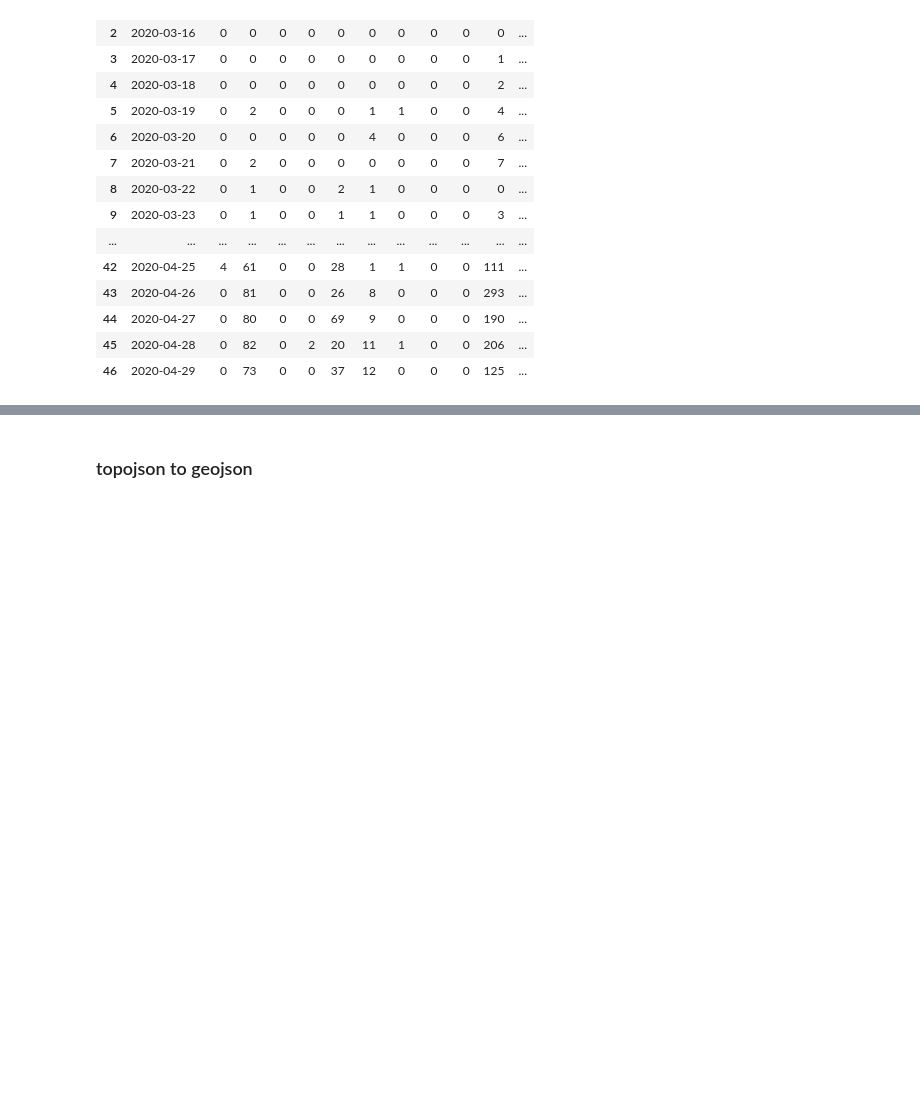
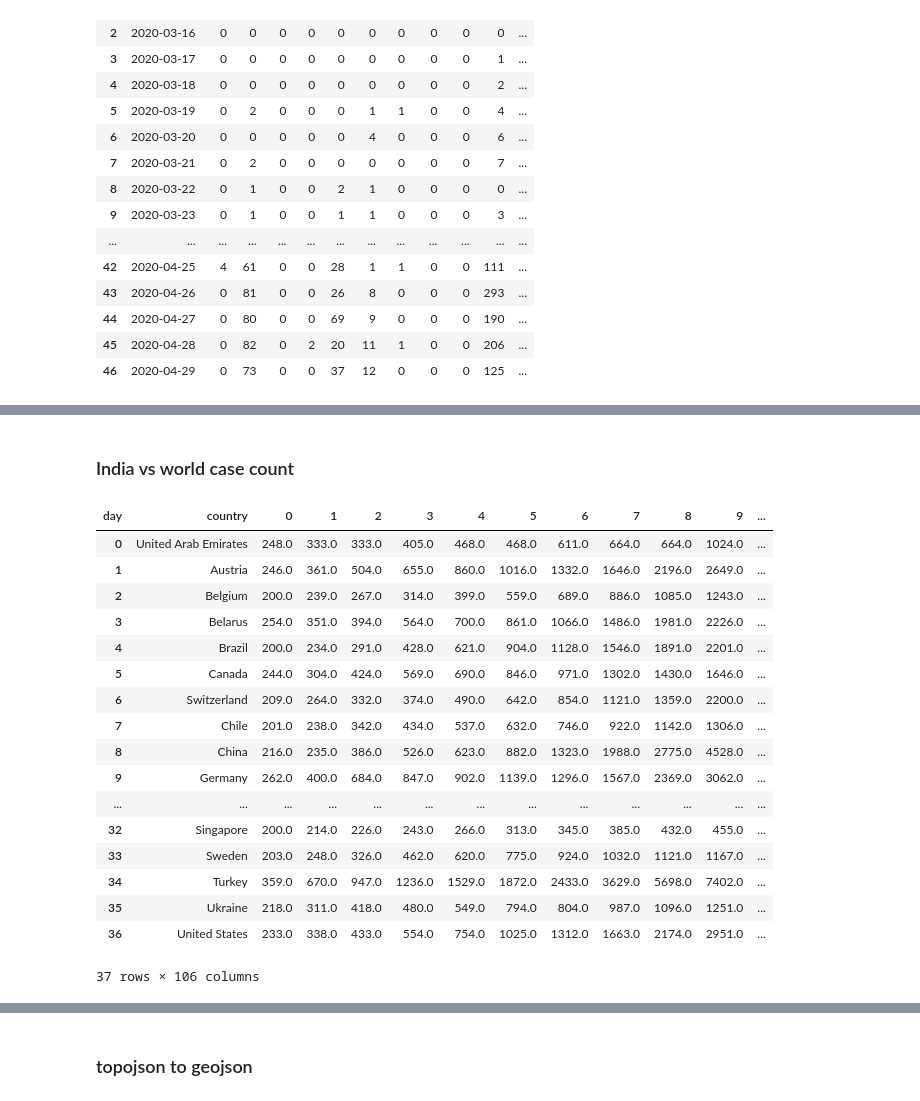
Before and after one commit to deepak-karkala/articles, a Jupyter notebook: covid19/notebooks/part2.ipynb, the cells around one changed output, grey strips where cells are left out. Cells and saved outputs as stored; diff of their text form; code cells hidden in the pictures; blank space fills up the shorter version.

Commit message:
Covid19 project update

```diff
--- a/covid19/notebooks/part2.ipynb
+++ b/covid19/notebooks/part2.ipynb
@@ -674,11 +674,3 @@ df
 | 44 | 2020-04-27 | 0 | 80 | 0 | 0 | 69 | 9 | 0 | 0 | 0 | 190 | ... |
 | 45 | 2020-04-28 | 0 | 82 | 0 | 2 | 20 | 11 | 1 | 0 | 0 | 206 | ... |
 | 46 | 2020-04-29 | 0 | 73 | 0 | 0 | 37 | 12 | 0 | 0 | 0 | 125 | ... |
-# %%
-dfsc = pd.read_csv("../data/extracted_data_api/state_codes.csv")
-state_code_name_mapping = {}
-for i in range(len(dfsc)):
-    state_code = dfsc.iloc[i]["state_code"]
-    state = dfsc.iloc[i]["state"]
-    state_code_name_mapping[state_code] = state
-state_code_name_mapping
@@ -702,0 +677,62 @@ state_code_name_mapping
+# %% [markdown]
+### India vs world case count
+# %%
+country_case_count_thresh = 10000
+start_counting_from_case = 200
+df = pd.read_csv("../data/owid/02052020/owid-covid-data.csv")[["location", "date", "total_cases"]]
+df = df[df["location"] != "World"]
+df = df[df["location"] != "International"]
+df = df.groupby("location").filter(lambda x: x.tail(1)["total_cases"]>country_case_count_thresh)
+df = df[df["total_cases"] >= start_counting_from_case]
+# %%
+dfca = pd.DataFrame()
+country_list = df["location"].unique()
+for i in range(len(country_list)):
+    country_name = country_list[i]
+
+    dfc = df[df["location"]==country_name].copy()
+    dfc.reset_index(inplace=True)
+    del dfc["index"]
+    dfc.reset_index(inplace=True)
+    dfc.rename(columns={"index":"day", "total_cases":country_name}, inplace=True)
+    del dfc["date"], dfc["location"]
+    dfc["day"] = np.round(dfc["day"]) #.astype(int)
+    dfc
+
+    if i==0:
+        dfca = dfc.copy()
+    else:
+        dfca = dfca.set_index("day").join(dfc.set_index("day"), how="outer").reset_index()
+        dfca["day"] = np.round(dfca["day"]) #.astype(int)
+dfca = dfca.transpose()
+new_header = dfca.iloc[0]
+dfca = dfca[1:]
+dfca.columns = new_header
+dfca.reset_index(inplace=True)
+dfca.rename(columns={"index":"country"}, inplace=True)
+idx = 0
+for col in dfca.columns:
+    if col!="country":
+        dfca.rename(columns={col:int(idx)}, inplace=True)
+        idx+=1
+dfca.to_csv("../data/extracted_data_api/code_data/country_case_count.csv", index=False)
+dfca
+# %% [output]
+| day | country | 0 | 1 | 2 | 3 | 4 | 5 | 6 | 7 | 8 | 9 | ... |
+| 0 | United Arab Emirates | 248.0 | 333.0 | 333.0 | 405.0 | 468.0 | 468.0 | 611.0 | 664.0 | 664.0 | 1024.0 | ... |
+| 1 | Austria | 246.0 | 361.0 | 504.0 | 655.0 | 860.0 | 1016.0 | 1332.0 | 1646.0 | 2196.0 | 2649.0 | ... |
+| 2 | Belgium | 200.0 | 239.0 | 267.0 | 314.0 | 399.0 | 559.0 | 689.0 | 886.0 | 1085.0 | 1243.0 | ... |
+| 3 | Belarus | 254.0 | 351.0 | 394.0 | 564.0 | 700.0 | 861.0 | 1066.0 | 1486.0 | 1981.0 | 2226.0 | ... |
+| 4 | Brazil | 200.0 | 234.0 | 291.0 | 428.0 | 621.0 | 904.0 | 1128.0 | 1546.0 | 1891.0 | 2201.0 | ... |
+| 5 | Canada | 244.0 | 304.0 | 424.0 | 569.0 | 690.0 | 846.0 | 971.0 | 1302.0 | 1430.0 | 1646.0 | ... |
+| 6 | Switzerland | 209.0 | 264.0 | 332.0 | 374.0 | 490.0 | 642.0 | 854.0 | 1121.0 | 1359.0 | 2200.0 | ... |
+| 7 | Chile | 201.0 | 238.0 | 342.0 | 434.0 | 537.0 | 632.0 | 746.0 | 922.0 | 1142.0 | 1306.0 | ... |
+| 8 | China | 216.0 | 235.0 | 386.0 | 526.0 | 623.0 | 882.0 | 1323.0 | 1988.0 | 2775.0 | 4528.0 | ... |
+| 9 | Germany | 262.0 | 400.0 | 684.0 | 847.0 | 902.0 | 1139.0 | 1296.0 | 1567.0 | 2369.0 | 3062.0 | ... |
+| ... | ... | ... | ... | ... | ... | ... | ... | ... | ... | ... | ... | ... |
+| 32 | Singapore | 200.0 | 214.0 | 226.0 | 243.0 | 266.0 | 313.0 | 345.0 | 385.0 | 432.0 | 455.0 | ... |
+| 33 | Sweden | 203.0 | 248.0 | 326.0 | 462.0 | 620.0 | 775.0 | 924.0 | 1032.0 | 1121.0 | 1167.0 | ... |
+| 34 | Turkey | 359.0 | 670.0 | 947.0 | 1236.0 | 1529.0 | 1872.0 | 2433.0 | 3629.0 | 5698.0 | 7402.0 | ... |
+| 35 | Ukraine | 218.0 | 311.0 | 418.0 | 480.0 | 549.0 | 794.0 | 804.0 | 987.0 | 1096.0 | 1251.0 | ... |
+| 36 | United States | 233.0 | 338.0 | 433.0 | 554.0 | 754.0 | 1025.0 | 1312.0 | 1663.0 | 2174.0 | 2951.0 | ... |
+37 rows × 106 columns
```
Also changed, not shown: parts of 4 cells of this notebook, 12 other files.
